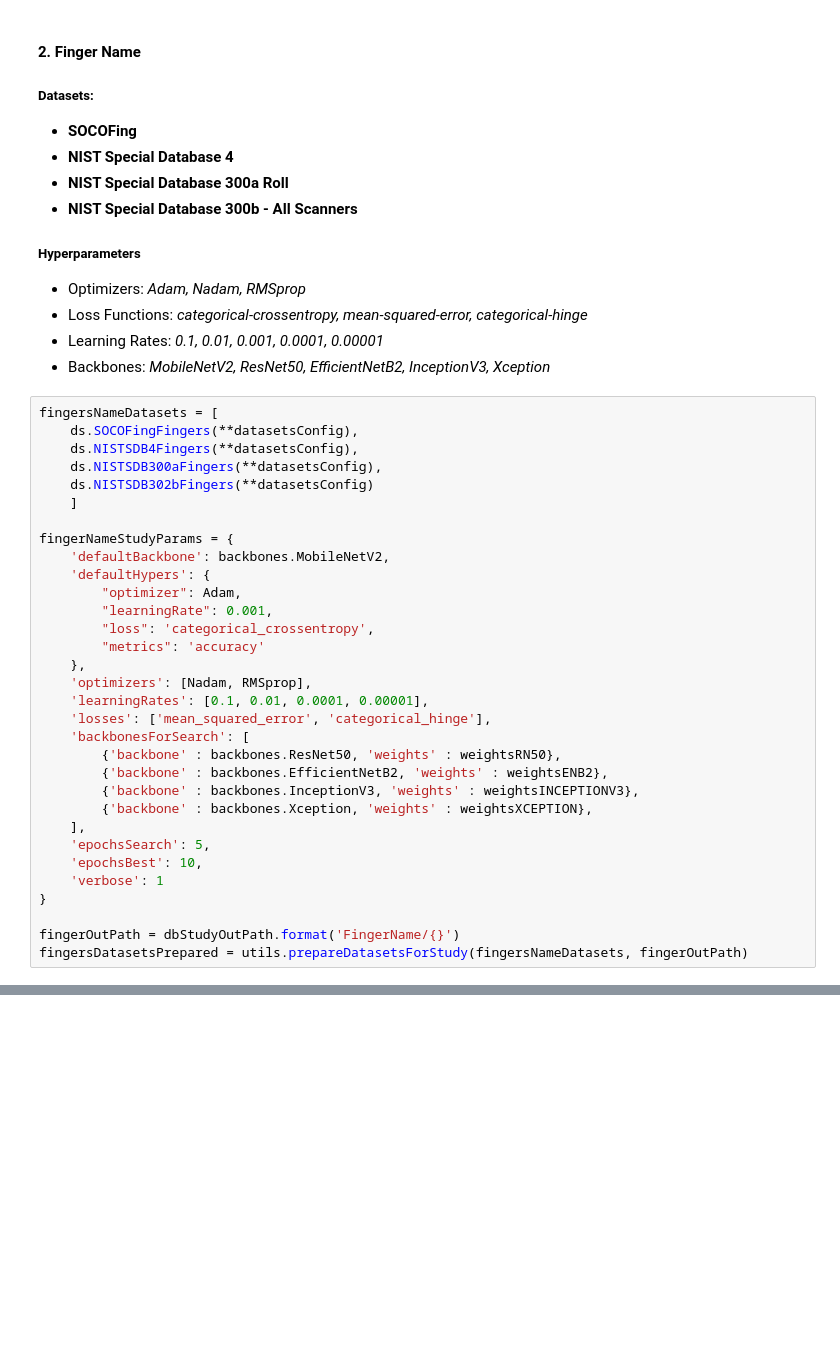
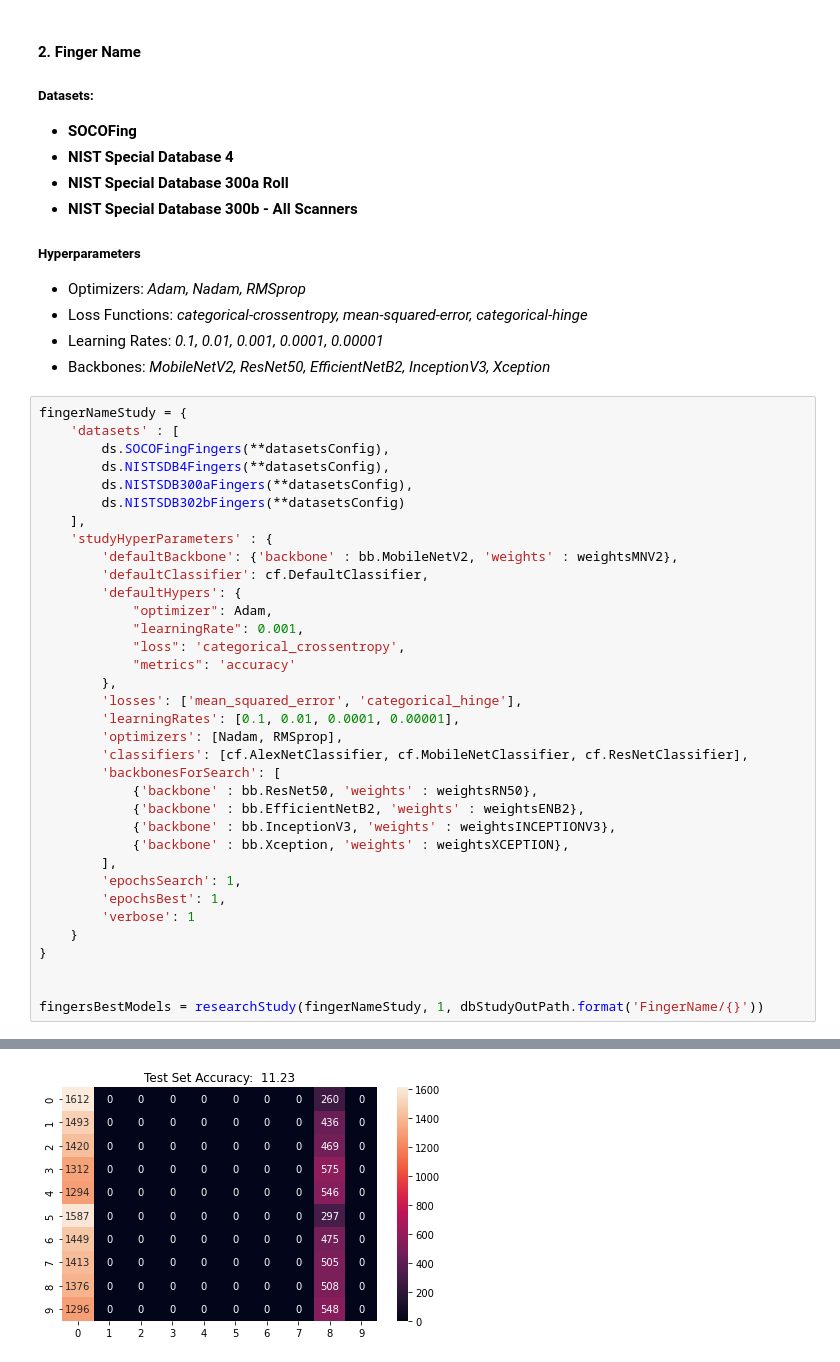
Before and after one commit to KobiAms/FingerprintsDeepLearning, a Jupyter notebook: research_any_dataset.ipynb, the cells around one changed output, grey strips where cells are left out. Saved outputs shown, nothing was run; the diff lists cells and outputs as text; blank space fills up the shorter version.

Commit message:
final dataset comparison

```diff
--- a/research_any_dataset.ipynb
+++ b/research_any_dataset.ipynb
@@ -211,34 +290,38 @@ genderDatasetsPrepared = utils.prepareDatasetsForStudy(genderDatasets, genderOut
 * Learning Rates: *0.1, 0.01, 0.001, 0.0001, 0.00001*
 * Backbones: *MobileNetV2, ResNet50, EfficientNetB2, InceptionV3, Xception*
 # %%
-fingersNameDatasets = [
-    ds.SOCOFingFingers(**datasetsConfig),
-    ds.NISTSDB4Fingers(**datasetsConfig),
-    ds.NISTSDB300aFingers(**datasetsConfig),
-    ds.NISTSDB302bFingers(**datasetsConfig)
-    ]
-
-fingerNameStudyParams = {
-    'defaultBackbone': backbones.MobileNetV2,
-    'defaultHypers': {
-        "optimizer": Adam,
-        "learningRate": 0.001,
-        "loss": 'categorical_crossentropy',
-        "metrics": 'accuracy'
-    },
-    'optimizers': [Nadam, RMSprop],
-    'learningRates': [0.1, 0.01, 0.0001, 0.00001],
-    'losses': ['mean_squared_error', 'categorical_hinge'],
-    'backbonesForSearch': [
-        {'backbone' : backbones.ResNet50, 'weights' : weightsRN50},
-        {'backbone' : backbones.EfficientNetB2, 'weights' : weightsENB2},
-        {'backbone' : backbones.InceptionV3, 'weights' : weightsINCEPTIONV3},
-        {'backbone' : backbones.Xception, 'weights' : weightsXCEPTION},
+fingerNameStudy = {
+    'datasets' : [
+        ds.SOCOFingFingers(**datasetsConfig),
+        ds.NISTSDB4Fingers(**datasetsConfig),
+        ds.NISTSDB300aFingers(**datasetsConfig),
+        ds.NISTSDB302bFingers(**datasetsConfig)
     ],
-    'epochsSearch': 5,
-    'epochsBest': 10,
-    'verbose': 1
+    'studyHyperParameters' : {
+        'defaultBackbone': {'backbone' : bb.MobileNetV2, 'weights' : weightsMNV2},
+        'defaultClassifier': cf.DefaultClassifier,
+        'defaultHypers': {
+            "optimizer": Adam,
+            "learningRate": 0.001,
+            "loss": 'categorical_crossentropy',
+            "metrics": 'accuracy'
+        },
+        'losses': ['mean_squared_error', 'categorical_hinge'],
+        'learningRates': [0.1, 0.01, 0.0001, 0.00001],
+        'optimizers': [Nadam, RMSprop],
+        'classifiers': [cf.AlexNetClassifier, cf.MobileNetClassifier, cf.ResNetClassifier],
+        'backbonesForSearch': [
+            {'backbone' : bb.ResNet50, 'weights' : weightsRN50},
+            {'backbone' : bb.EfficientNetB2, 'weights' : weightsENB2},
+            {'backbone' : bb.InceptionV3, 'weights' : weightsINCEPTIONV3},
+            {'backbone' : bb.Xception, 'weights' : weightsXCEPTION},
+        ],
+        'epochsSearch': 1,
+        'epochsBest': 1,
+        'verbose': 1
+    }
 }
 
-fingerOutPath = dbStudyOutPath.format('FingerName/{}')
-fingersDatasetsPrepared = utils.prepareDatasetsForStudy(fingersNameDatasets, fingerOutPath)
+
+fingersBestModels = researchStudy(fingerNameStudy, 1, dbStudyOutPath.format('FingerName/{}'))
+# %% [output]
@@ -244,0 +345 @@ fingersDatasetsPrepared = utils.prepareDatasetsForStudy(fingersNameDatasets, fin
+[figure, added]
```
Also changed, not shown: parts of 7 cells of this notebook, 5 other files.
